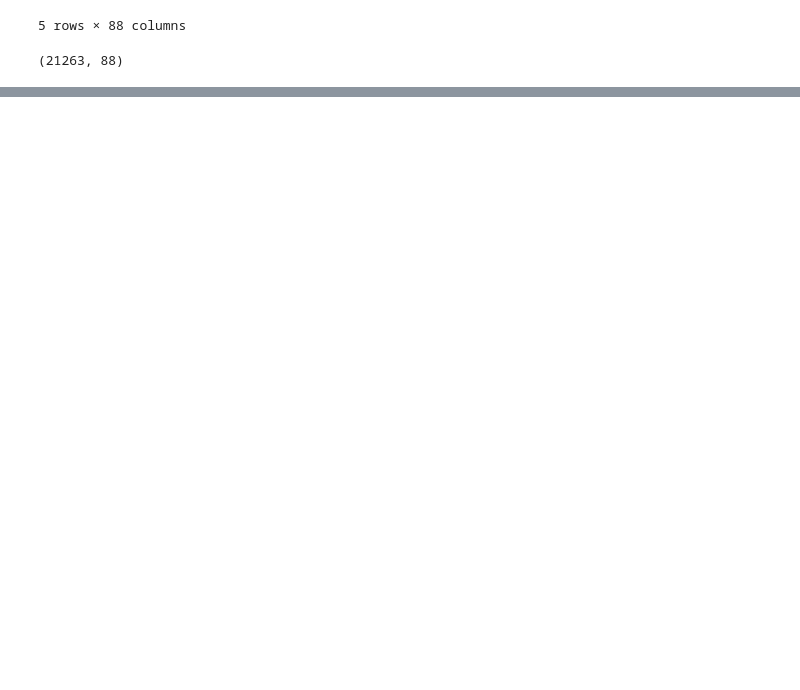
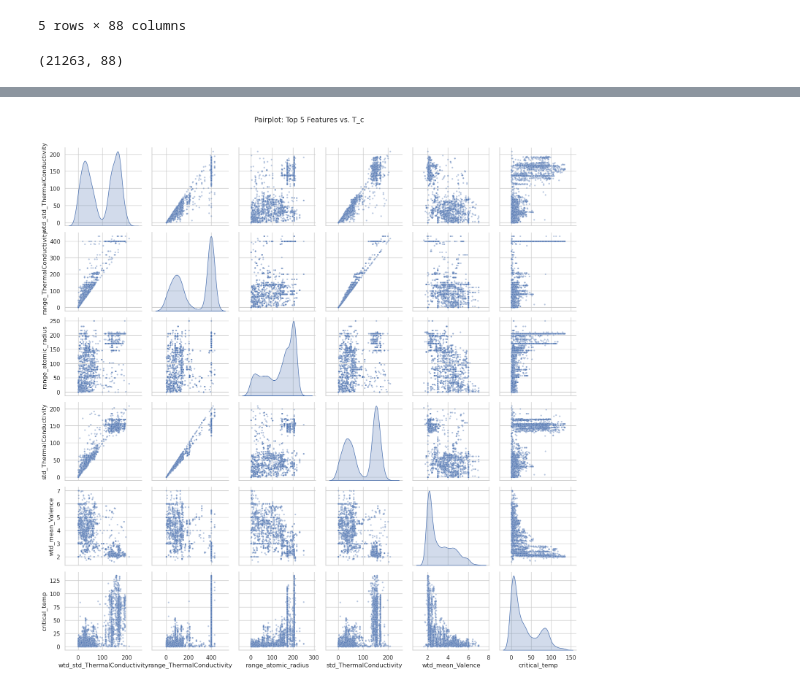
Before and after one commit to KKulmus/superconductor-tc-prediction, a Jupyter notebook: notebooks/01_EDA.ipynb, the cells around one changed output, grey strips where cells are left out. Saved outputs shown, nothing was run; the diff lists cells and outputs as text; code cells hidden in the pictures; blank space fills up the shorter version.

```diff
--- a/notebooks/01_EDA.ipynb
+++ b/notebooks/01_EDA.ipynb
@@ -189,0 +279,21 @@ Andere: 9049 Materialien
+# %%
+# Top 5 Features w.r.t. correlation with T_c
+top5 = list(corr_abs.head(5).index)
+plot_cols = top5 + ["critical_temp"]
+
+# For Performance: Take a Sample
+df_sample = df[plot_cols ].sample(n=3000, random_state=42)
+
+# Pairplot
+g = sns.pairplot(
+    df_sample,
+    vars=plot_cols,
+    diag_kind="kde",
+    plot_kws={"alpha": 0.4, "s": 10},
+    height=2.5
+)
+g.fig.suptitle("Pairplot: Top 5 Features vs. T_c", y=1.02, fontsize=14)
+plt.tight_layout()
+plt.show()
+# %% [output]
+[figure, added]
```
Also changed, not shown: parts of 7 cells of this notebook.
